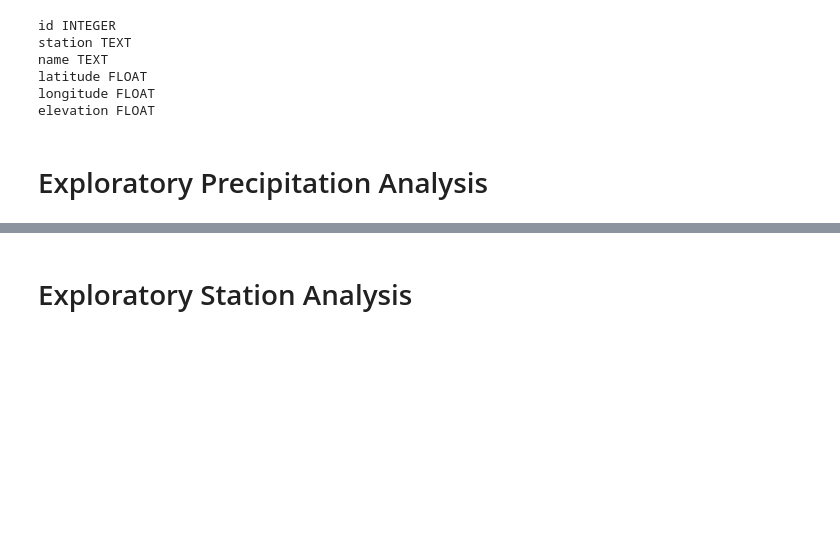
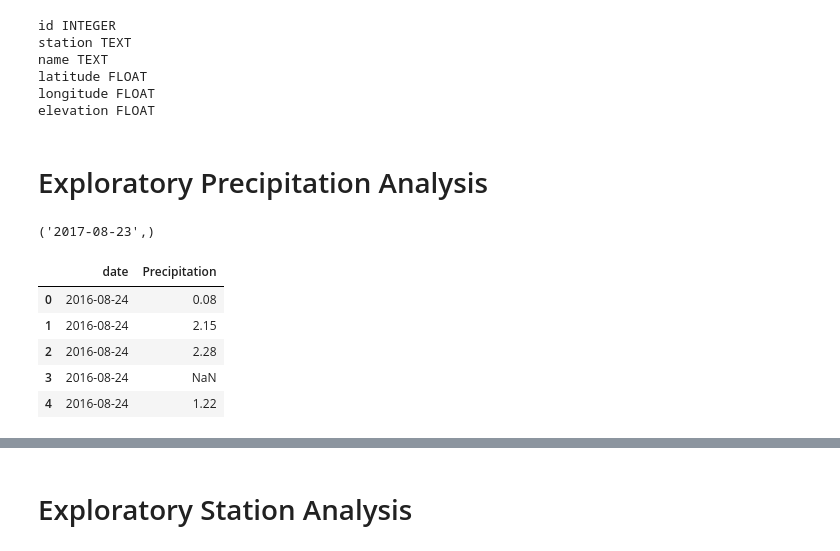
Before and after one commit to calvinluu96/sqlalchemy-challenge, a Jupyter notebook: climate.ipynb, the cells around one changed output, grey strips where cells are left out. Cells and saved outputs as stored; diff of their text form; code cells hidden in the pictures; blank space fills up the shorter version.

```diff
--- a/climate.ipynb
+++ b/climate.ipynb
@@ -69,20 +69,37 @@ elevation FLOAT
 # Exploratory Precipitation Analysis
 # %%
 # Find the most recent date in the data set.
+session.query(Measurement.date).order_by(Measurement.date.desc()).first()
+# %% [output]
+('2017-08-23',)
 # %%
 # Design a query to retrieve the last 12 months of precipitation data and plot the results.
 # Starting from the most recent data point in the database.
+# -> August 23, 2017
 
 # Calculate the date one year from the last date in data set.
-
+# -> August 23, 2016
 
 # Perform a query to retrieve the data and precipitation scores
-
+# pd.read_sql(~insert SQL query here~)
 
 # Save the query results as a Pandas DataFrame and set the index to the date column
-
+# precipitation_df = ...
+# precipitation_df.set_index('date')
 
 # Sort the dataframe by date
+# order by date asc
 
+precipitation_df = pd.read_sql( \
+    "select date, prcp as Precipitation from Measurement m join Station s on m.station = s.station \
+    where date > '2016-08-23' order by date asc", session.bind)
 
-# Use Pandas Plotting with Matplotlib to plot the data
+precipitation_df.set_index('date')
+precipitation_df.head()
+# %% [output]
+|  | date | Precipitation |
+| 0 | 2016-08-24 | 0.08 |
+| 1 | 2016-08-24 | 2.15 |
+| 2 | 2016-08-24 | 2.28 |
+| 3 | 2016-08-24 | NaN |
+| 4 | 2016-08-24 | 1.22 |
```
Also changed, not shown: parts of 2 cells of this notebook, 1 other file.
